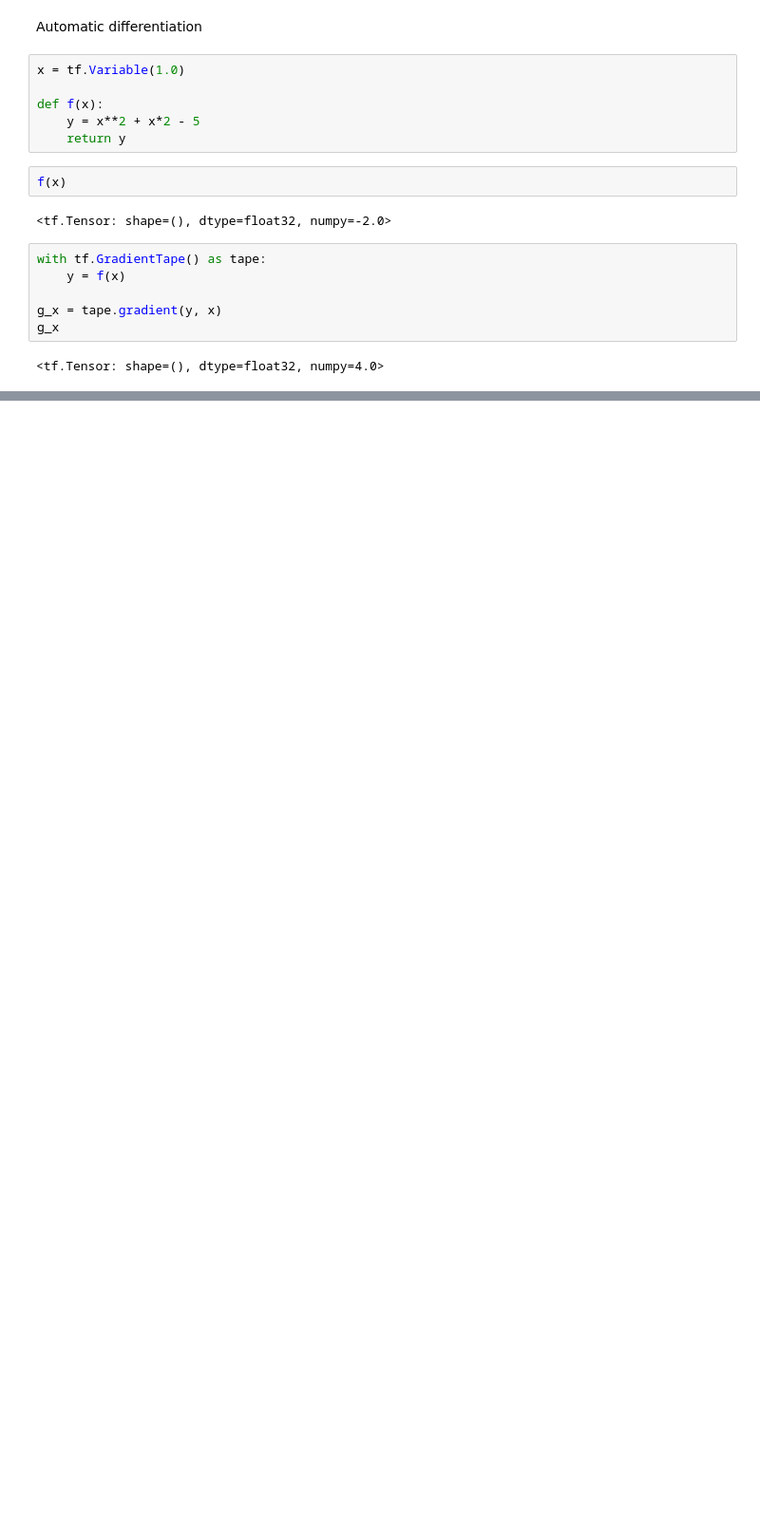
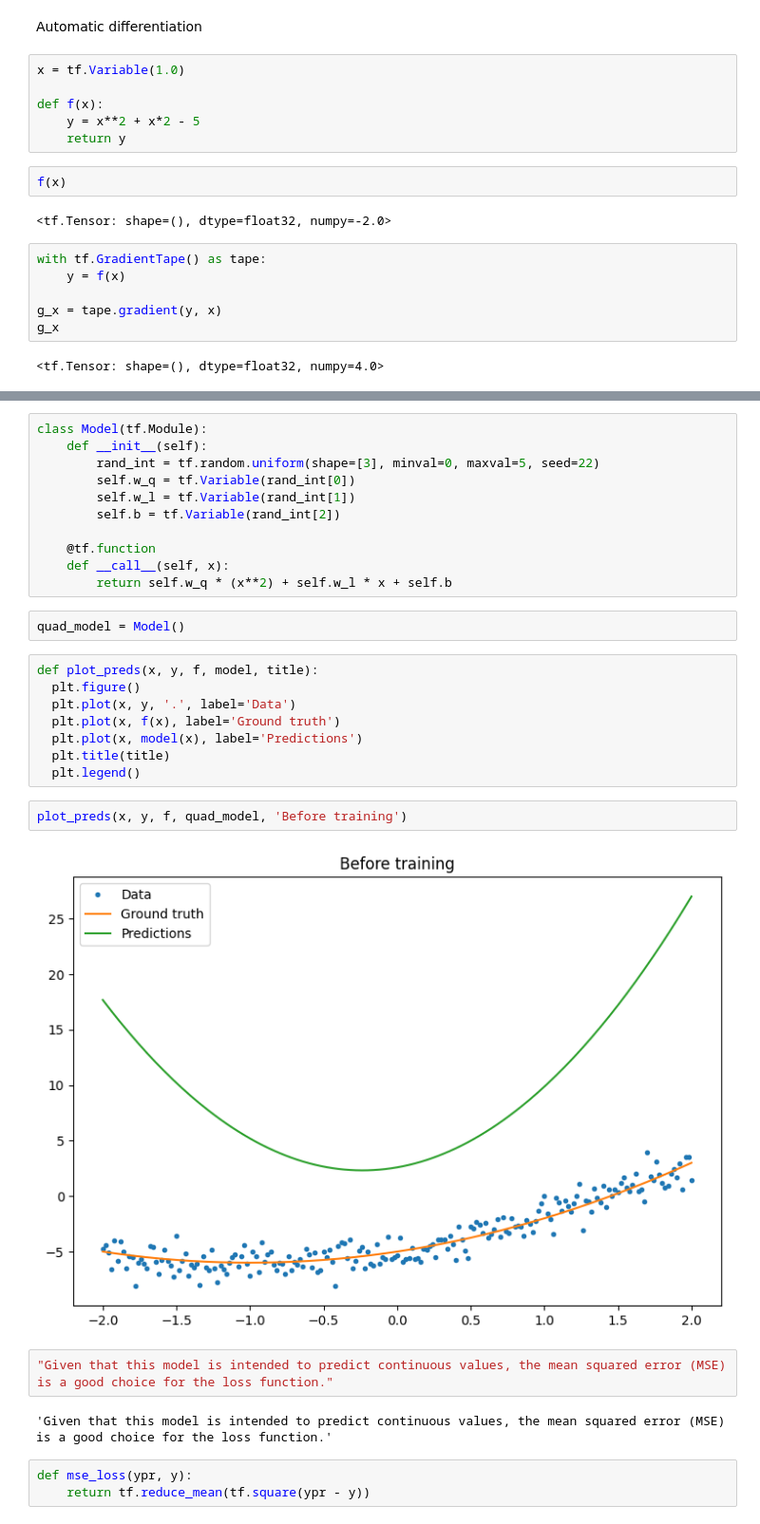
Before and after one commit to TaMaN2031A/data-yard, a Jupyter notebook: Roots of Knowledge/tf documentation/learn/guide/tf basics/overview.ipynb, the cells around one changed output, grey strips where cells are left out. Shown: that part at 95% size. Saved outputs shown, nothing was run; the diff lists cells and outputs as text; blank space fills up the shorter version.

```diff
--- a/Roots of Knowledge/tf documentation/learn/guide/tf basics/overview.ipynb
+++ b/Roots of Knowledge/tf documentation/learn/guide/tf basics/overview.ipynb
@@ -184,0 +252,32 @@ https://www.tensorflow.org/guide/basics#graphs_and_tffunction
+# %%
+class Model(tf.Module):
+    def __init__(self):
+        rand_int = tf.random.uniform(shape=[3], minval=0, maxval=5, seed=22)
+        self.w_q = tf.Variable(rand_int[0])
+        self.w_l = tf.Variable(rand_int[1])
+        self.b = tf.Variable(rand_int[2])
+
+    @tf.function
+    def __call__(self, x):
+        return self.w_q * (x**2) + self.w_l * x + self.b
+# %%
+quad_model = Model()
+# %%
+def plot_preds(x, y, f, model, title):
+  plt.figure()
+  plt.plot(x, y, '.', label='Data')
+  plt.plot(x, f(x), label='Ground truth')
+  plt.plot(x, model(x), label='Predictions')
+  plt.title(title)
+  plt.legend()
+# %%
+plot_preds(x, y, f, quad_model, 'Before training')
+# %% [output]
+[figure, added]
+# %%
+"Given that this model is intended to predict continuous values, the mean squared error (MSE) is a good choice for the loss function."
+# %% [output]
+'Given that this model is intended to predict continuous values, the mean squared error (MSE) is a good choice for the loss function.'
+# %%
+def mse_loss(ypr, y):
+    return tf.reduce_mean(tf.square(ypr - y))
```
Also changed, not shown: parts of 18 cells of this notebook.
